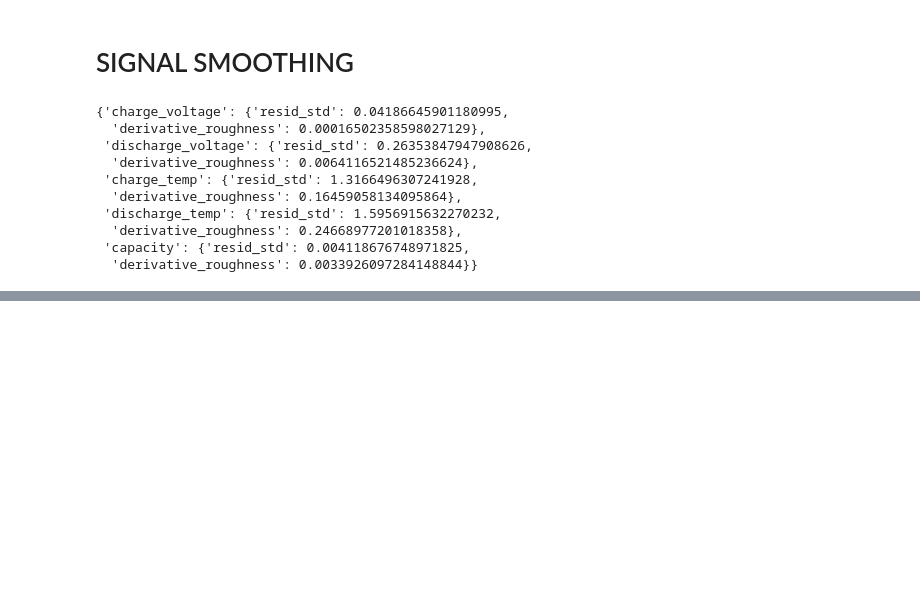
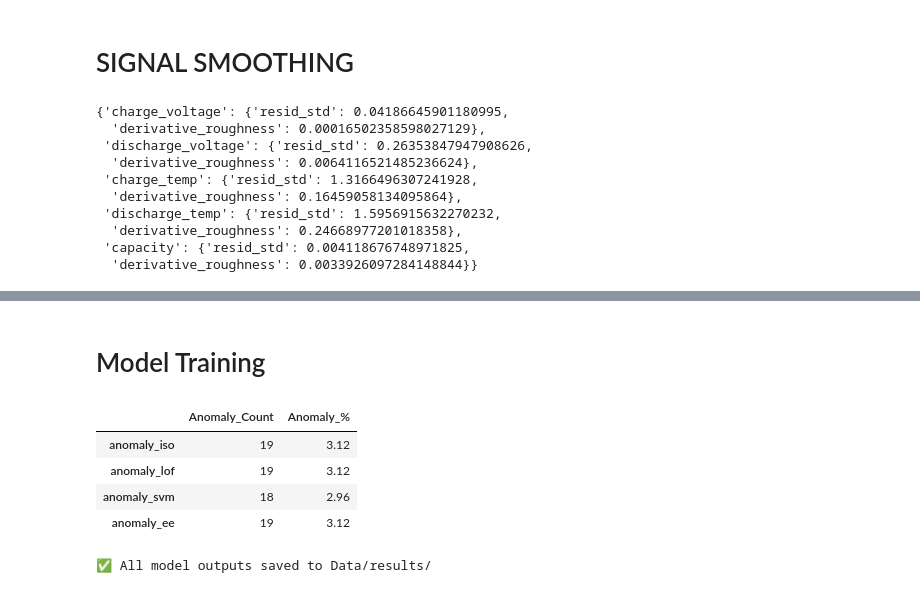
Before and after one commit to kru2710shna/Battery-Degradation-Pattern-Detection, a Jupyter notebook: EDA_Process/eda_battery.ipynb, the cells around one changed output, grey strips where cells are left out. Saved outputs shown, nothing was run; the diff lists cells and outputs as text; code cells hidden in the pictures; blank space fills up the shorter version.

```diff
--- a/EDA_Process/eda_battery.ipynb
+++ b/EDA_Process/eda_battery.ipynb
@@ -196,0 +268,70 @@ qc_report
+# %% [markdown]
+# Model Training
+# %%
+# === Cell 7: Multi-Model Anomaly Detection ===
+import numpy as np
+import pandas as pd
+import matplotlib.pyplot as plt
+import plotly.express as px
+from sklearn.ensemble import IsolationForest
+from sklearn.neighbors import LocalOutlierFactor
+from sklearn.svm import OneClassSVM
+from sklearn.covariance import EllipticEnvelope
+
+# Features to analyze
+FEATURES = [
+    "capacity", "capacity_diff", "capacity_trend",
+    "voltage_trend", "discharge_temp_sg", "degradation_index"
+]
+
+# Keep clean subset and drop NaN rows
+df_model = df_feat[FEATURES + ["battery_id", "cycle"]].dropna().copy()
+
+X = df_model[FEATURES].values
+
+# --- Model 1: Isolation Forest ---
+iso = IsolationForest(n_estimators=200, contamination=0.03, random_state=42)
+iso_pred = iso.fit_predict(X)
+df_model["anomaly_iso"] = (iso_pred == -1).astype(int)
+df_model["score_iso"] = iso.decision_function(X)
+
+# --- Model 2: Local Outlier Factor ---
+lof = LocalOutlierFactor(n_neighbors=20, contamination=0.03)
+lof_pred = lof.fit_predict(X)
+df_model["anomaly_lof"] = (lof_pred == -1).astype(int)
+df_model["score_lof"] = lof.negative_outlier_factor_
+
+# --- Model 3: One-Class SVM ---
+ocsvm = OneClassSVM(kernel="rbf", gamma=0.1, nu=0.03)
+svm_pred = ocsvm.fit_predict(X)
+df_model["anomaly_svm"] = (svm_pred == -1).astype(int)
+df_model["score_svm"] = ocsvm.decision_function(X)
+
+# --- Model 4: Elliptic Envelope ---
+ee = EllipticEnvelope(contamination=0.03, random_state=42)
+ee_pred = ee.fit_predict(X)
+df_model["anomaly_ee"] = (ee_pred == -1).astype(int)
+df_model["score_ee"] = ee.decision_function(X)
+
+# --- Summary comparison table ---
+summary = (
+    df_model[["anomaly_iso","anomaly_lof","anomaly_svm","anomaly_ee"]]
+    .sum()
+    .rename("Anomaly_Count")
+    .to_frame()
+)
+summary["Anomaly_%"] = 100*summary["Anomaly_Count"]/len(df_model)
+display(summary.round(2))
+
+# Save results
+res_dir = Path("../Data/results")
+res_dir.mkdir(parents=True, exist_ok=True)
+df_model.to_csv(res_dir/"anomaly_comparison_all_models.csv", index=False)
+print("✅ All model outputs saved to Data/results/")
+# %% [output]
+|  | Anomaly_Count | Anomaly_% |
+| anomaly_iso | 19 | 3.12 |
+| anomaly_lof | 19 | 3.12 |
+| anomaly_svm | 18 | 2.96 |
+| anomaly_ee | 19 | 3.12 |
+✅ All model outputs saved to Data/results/
```
Also changed, not shown: parts of 6 cells of this notebook, 2 other files.
